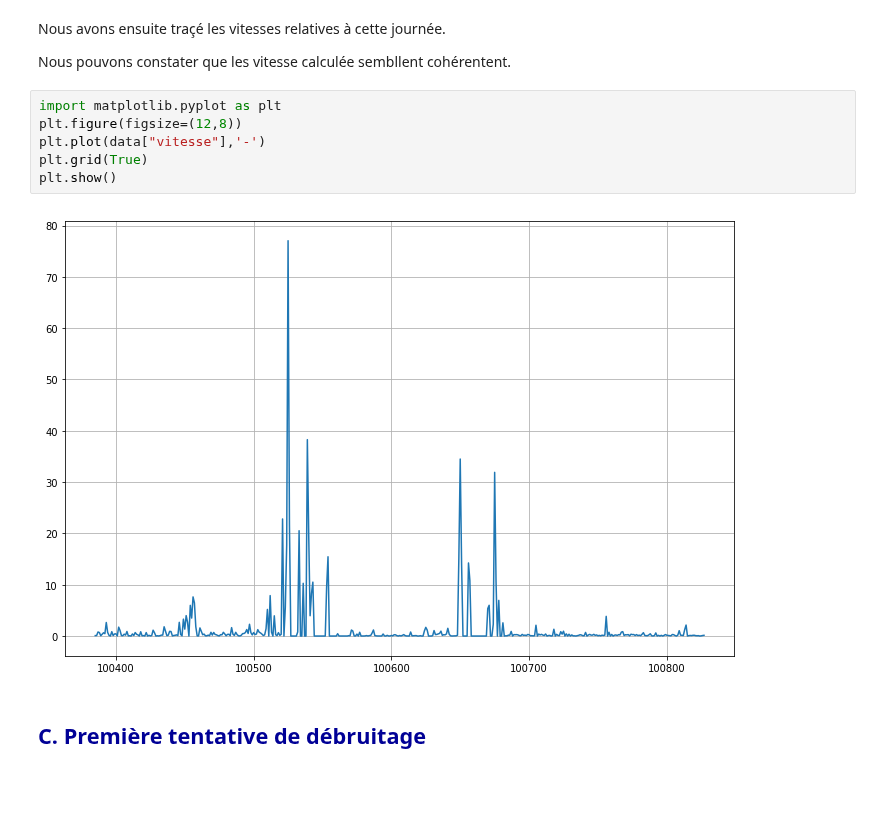
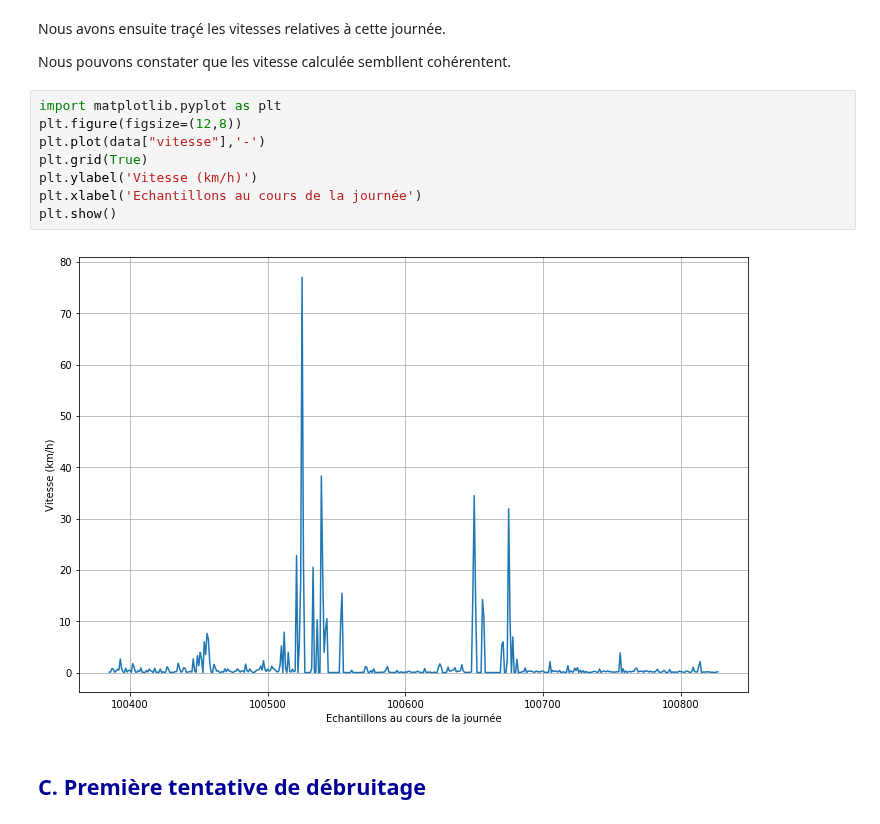
Before and after one commit to AmigoCap/GPSFlow, a Jupyter notebook: 2-25janv.ipynb, the cells around one changed output. Saved outputs shown, nothing was run; the diff lists cells and outputs as text; blank space fills up the shorter version.

```diff
--- a/2-25janv.ipynb
+++ b/2-25janv.ipynb
@@ -191,11 +194,13 @@ Nous pouvons constater que les vitesse calculée sembllent cohérentent.
 # %%
 import matplotlib.pyplot as plt
 plt.figure(figsize=(12,8))
 plt.plot(data["vitesse"],'-')
 plt.grid(True)
+plt.ylabel('Vitesse (km/h)')
+plt.xlabel('Echantillons au cours de la journée')
 plt.show()
 # %% [output]
-[figure, old version]
+[figure, new version]
 # %% [markdown]
 <h2 style="color:rgb(0,0,150)"> C. Première tentative de débruitage </h2>
 # %% [markdown]
```
Also changed, not shown: parts of 3 cells of this notebook.
